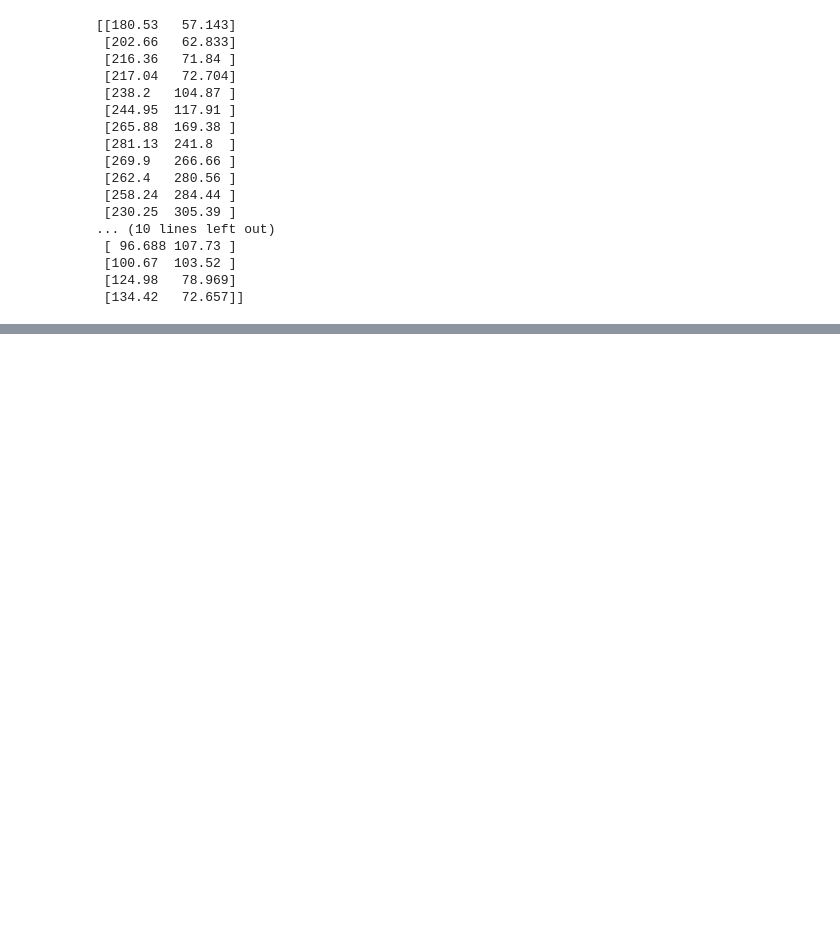
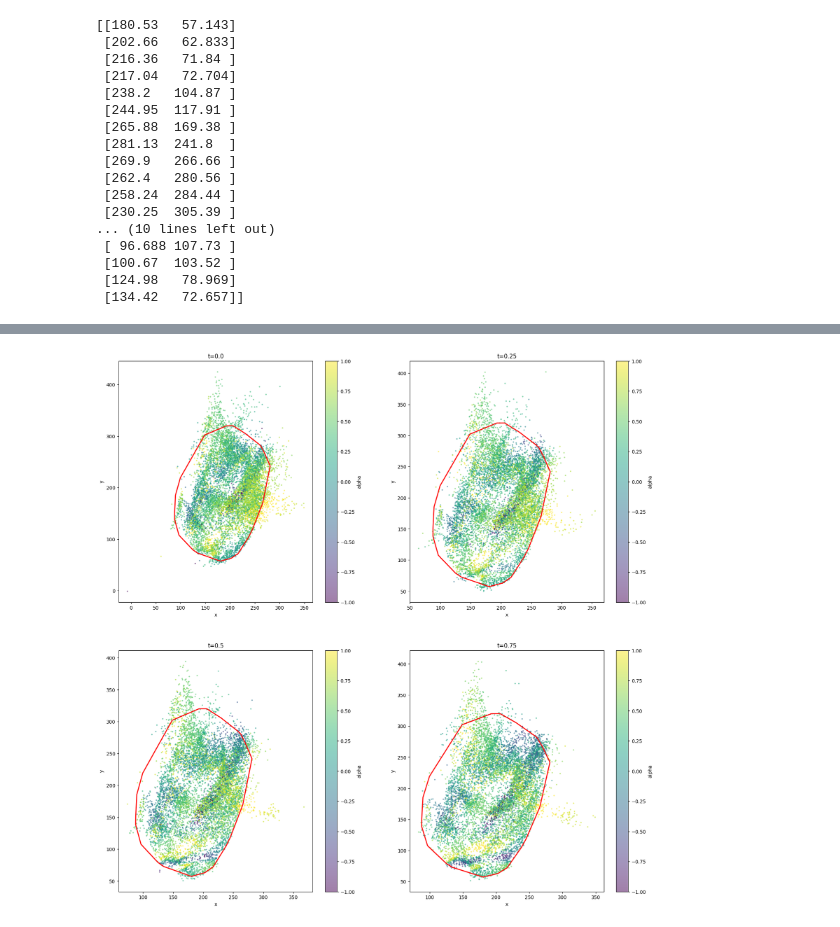
Before and after one commit to mkrishnapraneet/2D-Temporal-normalizing-flows, a Jupyter notebook: TNFwithRealNVP/test.ipynb, the cells around one changed output, grey strips where cells are left out. Cells and saved outputs as stored; diff of their text form; code cells hidden in the pictures; blank space fills up the shorter version.

```diff
--- a/TNFwithRealNVP/test.ipynb
+++ b/TNFwithRealNVP/test.ipynb
@@ -274,16 +275,16 @@ for i in range(args.iterations):
         print("Prior logprob at iteration", i, ":", torch.mean(prior_logprob).item())
         print("Log det at iteration", i, ":", torch.mean(log_det).item())
         print()
-    # # negative samples
-    optimizer.zero_grad()
-    z, prior_logprob, log_det, px = model(negSamples)
-    logprob = prior_logprob + log_det
-    xval = torch.pow(10,logprob)
-    act_logprob = torch.log10(1-xval)
-    loss = -torch.mean(act_logprob)
-    # loss += torch.mean(L2term**2)
-    loss.backward()
-    optimizer.step()
+    # negative samples
+    # optimizer.zero_grad()
+    # z, prior_logprob, log_det, px = model(negSamples)
+    # logprob = prior_logprob + log_det
+    # xval = torch.pow(10,logprob)
+    # act_logprob = torch.log10(1-xval)
+    # loss = -torch.mean(act_logprob)
+    # # loss += torch.mean(L2term**2)
+    # loss.backward()
+    # optimizer.step()
 writer.close()
 np.save('2Dloss_Ex1.npy',Loss)
 # %% [output]
@@ -322,3 +323,69 @@ with open('20170202c059_RPE1_CAG_H2B_Halotag_TMR80pM_nonlam_non_starve_ctrl_info
 # plt.ylabel('y')
 # plt.title('Data')
 # plt.show()
+# %%
+position_x = np.reshape(x[:,0].detach().numpy(), (cutoff, numchosen), order='C')
+position_y = np.reshape(x[:,1].detach().numpy(), (cutoff, numchosen), order='C')
+
+# close the polygon
+cell_coords_closed = np.append(cell_coords, [cell_coords[0]], axis=0)
+
+# Resampling
+plt.figure(figsize=(20,20))
+
+plt.subplot(2, 2, 1)
+samples = model.sample(10000, t=0).data
+plt.plot(cell_coords_closed[:,0], cell_coords_closed[:,1], color='red', linestyle='-', linewidth=2)
+plot_data(samples, isColor=True, color="black", alpha=0.5)
+# plt.xlim((0,400))
+# plt.ylim((0,400))
+plt.title("t=0.0")
+
+plt.subplot(2, 2, 2)
+samples = model.sample(10000, t=0.25).data
+plt.plot(cell_coords_closed[:,0], cell_coords_closed[:,1], color='red', linestyle='-', linewidth=2)
+plot_data(samples, isColor=True, color="black", alpha=0.5)
+# plt.grid()
+# plt.xlim((0,300))
+# plt.ylim((0,350))
+plt.title("t=0.25")
+
+plt.subplot(2, 2, 3)
+samples = model.sample(10000, t=0.5).data
+plt.plot(cell_coords_closed[:,0], cell_coords_closed[:,1], color='red', linestyle='-', linewidth=2)
+plot_data(samples, isColor=True, color="black", alpha=0.5)
+# plt.xlim((0,400))
+# plt.ylim((0,400))
+plt.title("t=0.5")
+
+plt.subplot(2, 2, 4)
+samples = model.sample(10000, t=0.75).data
+plt.plot(cell_coords_closed[:,0], cell_coords_closed[:,1], color='red', linestyle='-', linewidth=2)
+plot_data(samples, isColor=True, color="black", alpha=0.5)
+# plt.xlim((0,400))
+# plt.ylim((0,400))
+plt.title("t=0.75")
+plt.show()
+
+# show a gif of the distribution over time using FuncAnimation
+fig, ax = plt.subplots()
+ax.set_xlim((0, 400))
+ax.set_ylim((0, 400))
+polygon = plt.Polygon(cell_coords_closed, closed=True, fill=None, edgecolor='r')
+ax.add_patch(polygon)
+sc = plt.scatter([], [], s=1.5, c=[], cmap='viridis', alpha=0.5, vmin=-1, vmax=1)
+plt.colorbar(sc, label='alpha')
+plt.xlabel('x')
+plt.ylabel('y')
+
+def update(frame):
+    samples = model.sample(5000, t=frame).data
+    sc.set_offsets(samples)
+    sc.set_array(samples[:,2])
+    # set title
+    ax.set_title(f't={frame:.2f}')
+    return sc,
+ani = FuncAnimation(fig, update, frames=np.linspace(0, 1, 21)[:-1], blit=True)
+ani.save('2Duni.gif', fps=3)
+# plt.show()
+# %% [output]
@@ -324,0 +396 @@ with open('20170202c059_RPE1_CAG_H2B_Halotag_TMR80pM_nonlam_non_starve_ctrl_info
+[figure, added]
```
Also changed, not shown: parts of 11 cells of this notebook, 23 other files.
